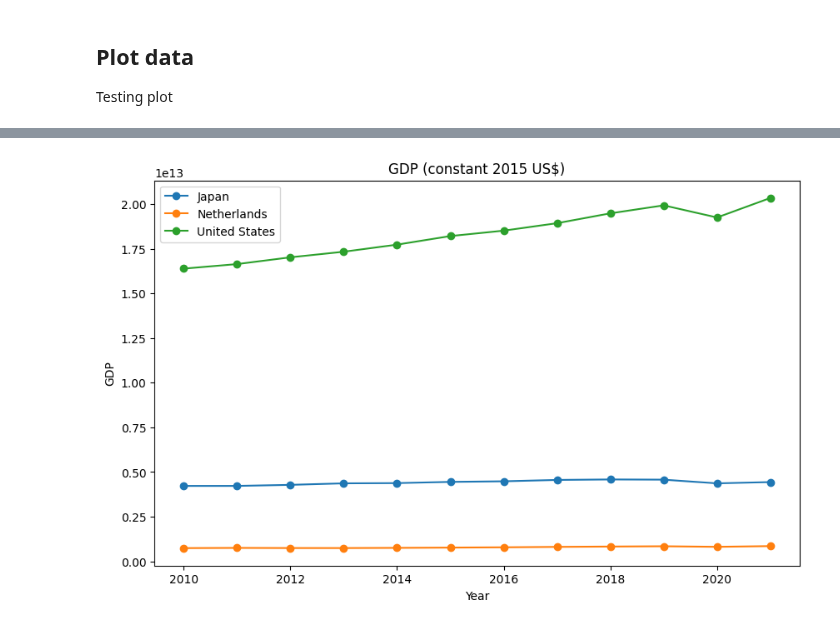
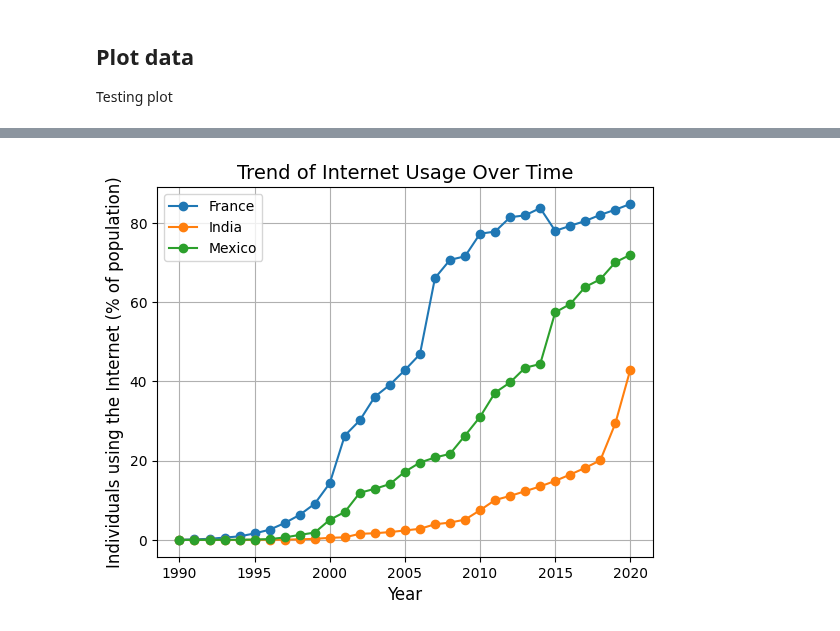
Before and after one commit to anetey-abbey/infoviz, a Jupyter notebook: docs/notebook.ipynb, the cells around one changed output, grey strips where cells are left out. Saved outputs shown, nothing was run; the diff lists cells and outputs as text; code cells hidden in the pictures.

```diff
--- a/docs/notebook.ipynb
+++ b/docs/notebook.ipynb
@@ -90,15 +68,22 @@ plt.show()
-# %%
-df_gdp = df[df["Indicator Name"] == "GDP (constant 2015 US$)"]
-
-# Line plot for GDP
-plt.figure(figsize=(10, 6))
-for country in df_gdp['Country Name'].unique():
-    country_data = df_gdp[df_gdp['Country Name'] == country]
-    plt.plot(country_data['Year'], country_data['Value'], marker='o', label=country)
-plt.title('GDP (constant 2015 US$)')
-plt.ylabel('GDP')
-plt.xlabel('Year')
-plt.legend()
-plt.show()
-# %% [output]
-[figure, removed]
+# %%
+df = df_wide
+country_groups = ["France",
+                  "India",
+                  "Mexico"]
+
+df_groups = df[df['Country Name'].isin(country_groups)]
+
+for group in country_groups:
+    group_data = df_groups[df_groups['Country Name'] == group]
+    plt.plot(group_data['Year'], group_data['Individuals using the Internet (% of population)'], marker='o', linestyle='-', label=group)
+
+plt.title('Trend of Internet Usage Over Time', fontsize=14)
+plt.xlabel('Year', fontsize=12)
+plt.ylabel('Individuals using the Internet (% of population)', fontsize=12)
+# locs, labels = plt.xticks()
+# plt.xticks(locs[::5], df_groups['Year'].unique()[::5])
+plt.legend()
+plt.grid(True)
+plt.show()
+# %% [output]
+[figure, added]
```
Also changed, not shown: parts of 15 cells of this notebook, 31 other files.
